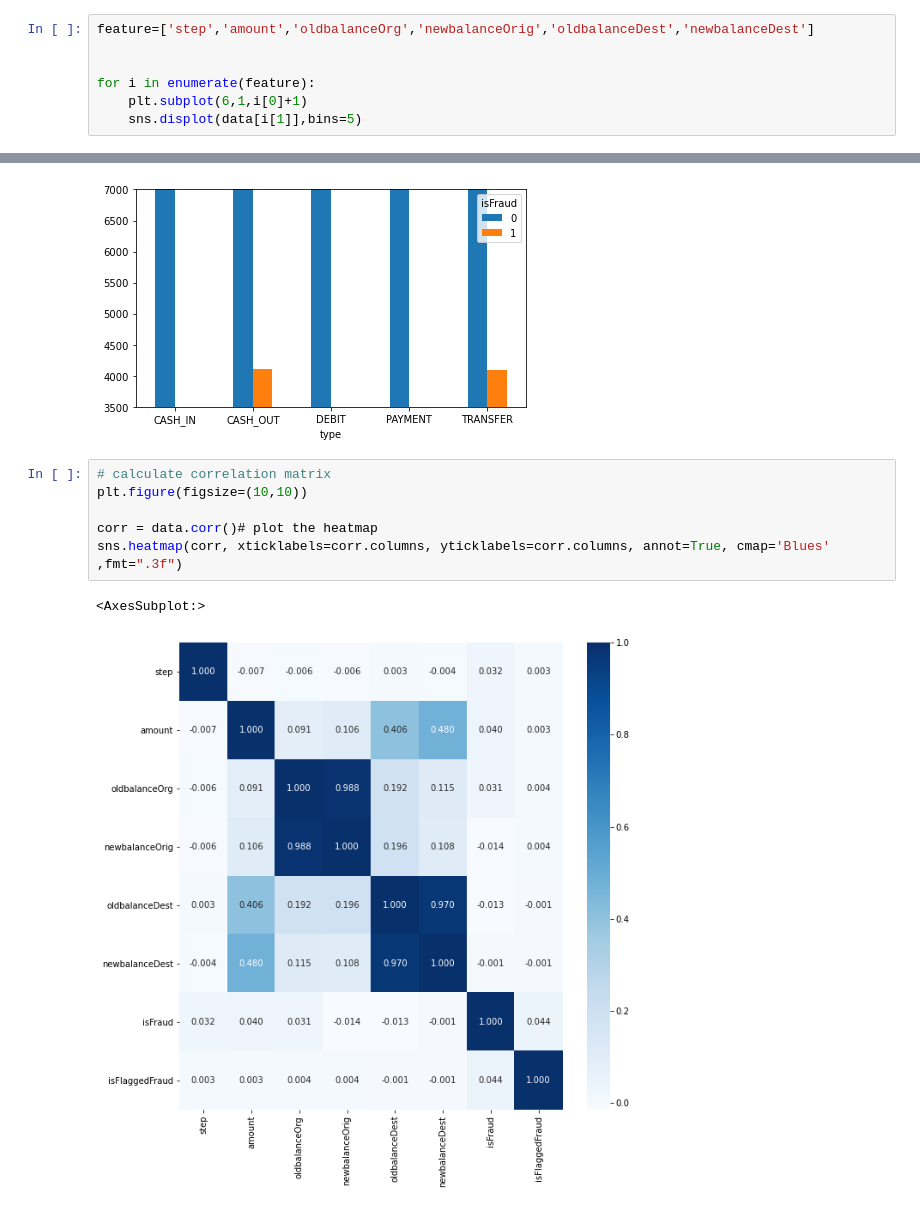
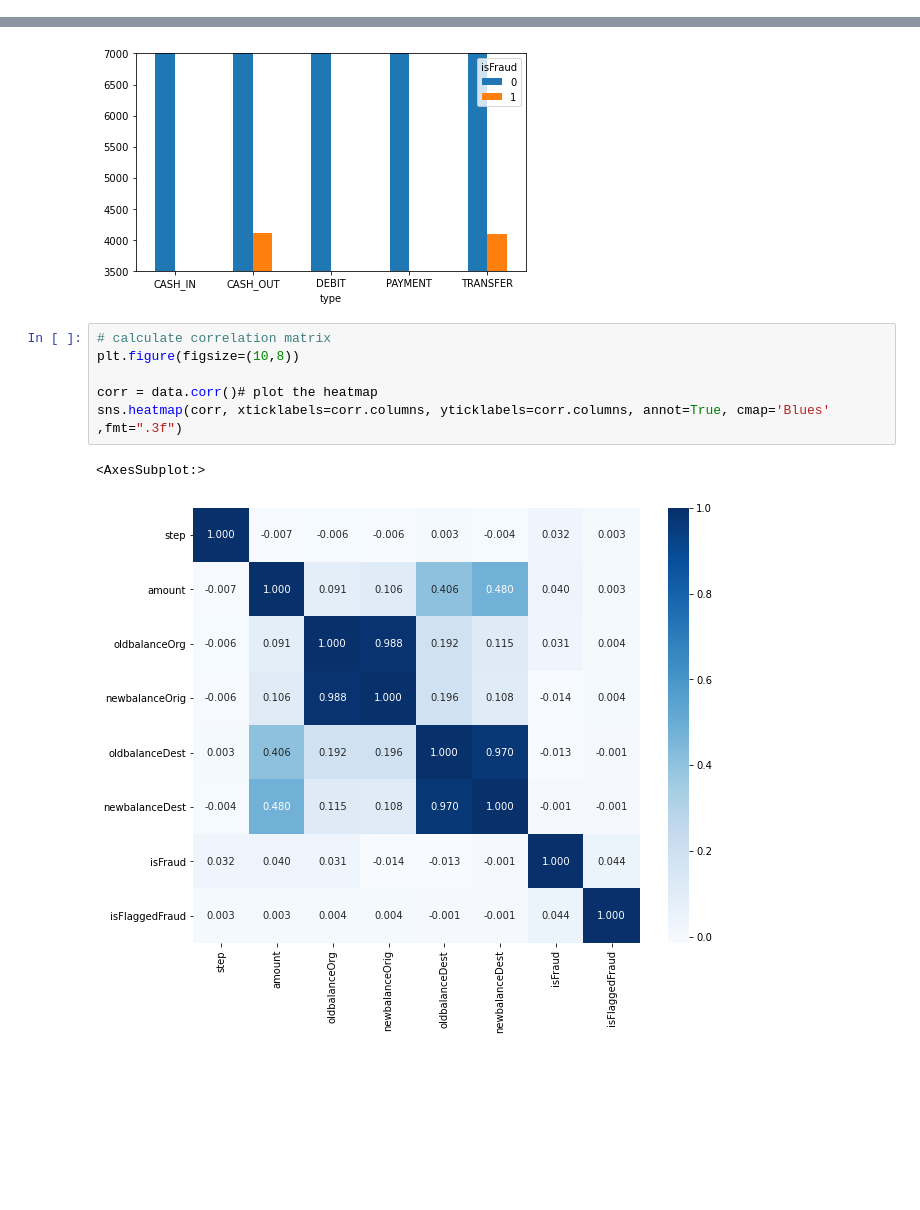
Before and after one commit to SHIVRAJSHINDE/Eda-FeatureEngineering, a Jupyter notebook: EDA/OnlinePaymentFraudPrediction/Untitled.ipynb, the cells around one changed output, grey strips where cells are left out. Drawn from its saved outputs; the diff is of its cells as text; blank space fills up the shorter version.

```diff
--- a/EDA/OnlinePaymentFraudPrediction/Untitled.ipynb
+++ b/EDA/OnlinePaymentFraudPrediction/Untitled.ipynb
@@ -50,10 +50,3 @@ data.duplicated().value_counts()
 # %% [output]
 False    6362620
 dtype: int64
-# %%
-feature=['step','amount','oldbalanceOrg','newbalanceOrig','oldbalanceDest','newbalanceDest']
-
-
-for i in enumerate(feature):
-    plt.subplot(6,1,i[0]+1)
-    sns.displot(data[i[1]],bins=5)
@@ -156,10 +149,10 @@ plt.ylim([3500, 7000])
 [figure]
 # %%
 # calculate correlation matrix
-plt.figure(figsize=(10,10))
+plt.figure(figsize=(10,8))
 
 corr = data.corr()# plot the heatmap
 sns.heatmap(corr, xticklabels=corr.columns, yticklabels=corr.columns, annot=True, cmap='Blues' ,fmt=".3f")
 # %% [output]
 <AxesSubplot:>
-[figure, old version]
+[figure, new version]
```
Also changed, not shown: parts of 8 cells of this notebook.
